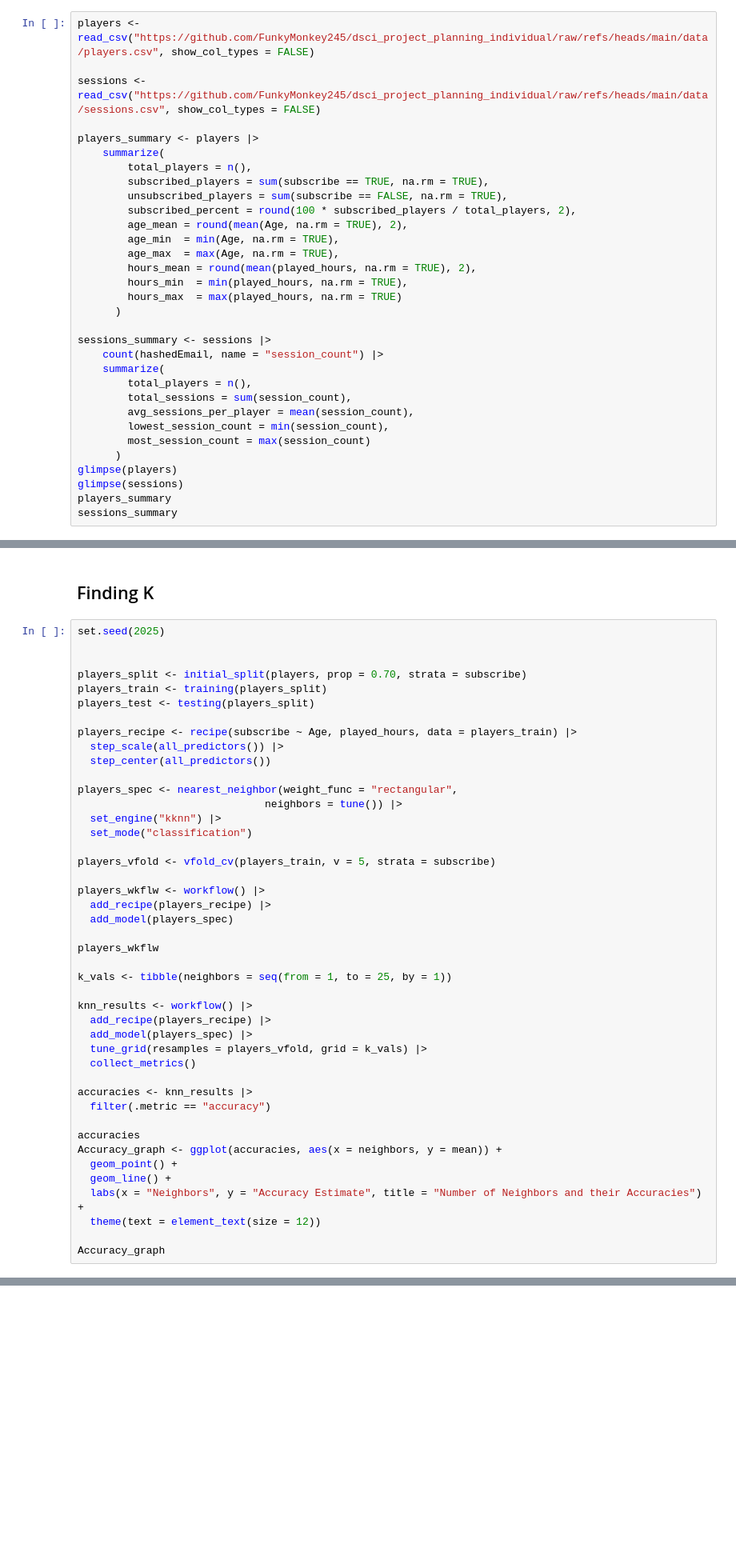
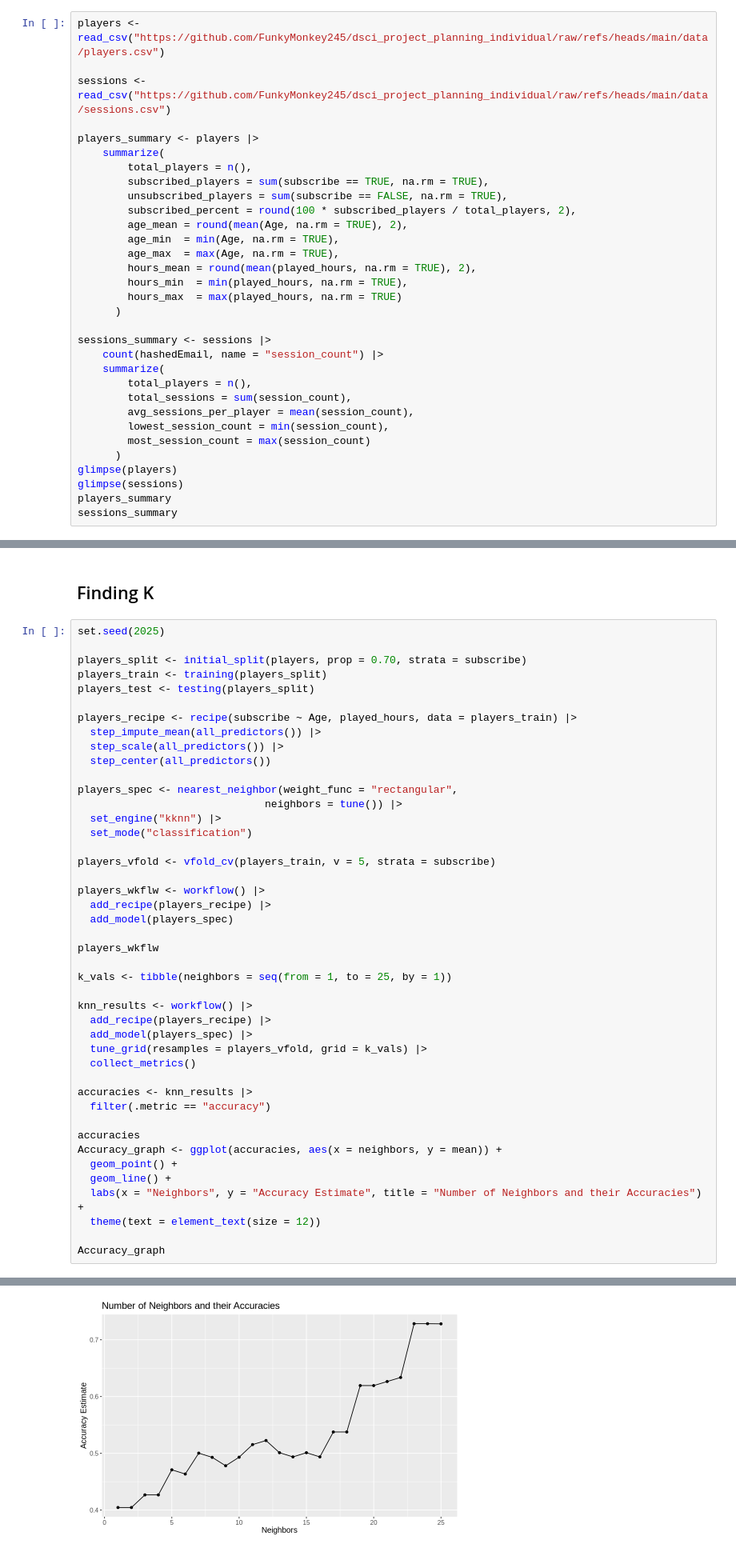
Before and after one commit to Shonh-debug/dsci-100-group-project-004-35, a Jupyter notebook: project_planning_final (1).ipynb, the cells around one changed output, grey strips where cells are left out. Shown at 80% size. Cells and saved outputs as stored; diff of their text form; blank space fills up the shorter version.

```diff
--- a/project_planning_final (1).ipynb
+++ b/project_planning_final (1).ipynb
@@ -46,9 +46,9 @@ library(tidymodels)
 # %% [markdown]
 ## Data Summary
 # %%
-players <- read_csv("https://github.com/FunkyMonkey245/dsci_project_planning_individual/raw/refs/heads/main/data/players.csv", show_col_types = FALSE)
+players <- read_csv("https://github.com/FunkyMonkey245/dsci_project_planning_individual/raw/refs/heads/main/data/players.csv")
 
-sessions <- read_csv("https://github.com/FunkyMonkey245/dsci_project_planning_individual/raw/refs/heads/main/data/sessions.csv", show_col_types = FALSE)
+sessions <- read_csv("https://github.com/FunkyMonkey245/dsci_project_planning_individual/raw/refs/heads/main/data/sessions.csv")
 
 players_summary <- players |>
     summarize(
@@ -256,13 +279,13 @@ The data will be first processed by splitting the players.csv dataset into a tra
 ## Finding K
 # %%
 set.seed(2025)
-
 
 players_split <- initial_split(players, prop = 0.70, strata = subscribe)
 players_train <- training(players_split)
 players_test <- testing(players_split)
 
 players_recipe <- recipe(subscribe ~ Age, played_hours, data = players_train) |>
+  step_impute_mean(all_predictors()) |>
   step_scale(all_predictors()) |>
   step_center(all_predictors())
 
@@ -302,0 +363 @@ ERROR: Error in initial_split(players, prop = 0.7, strata = subscribe): could no
+[figure, added]
```
Also changed, not shown: parts of 6 cells of this notebook.
